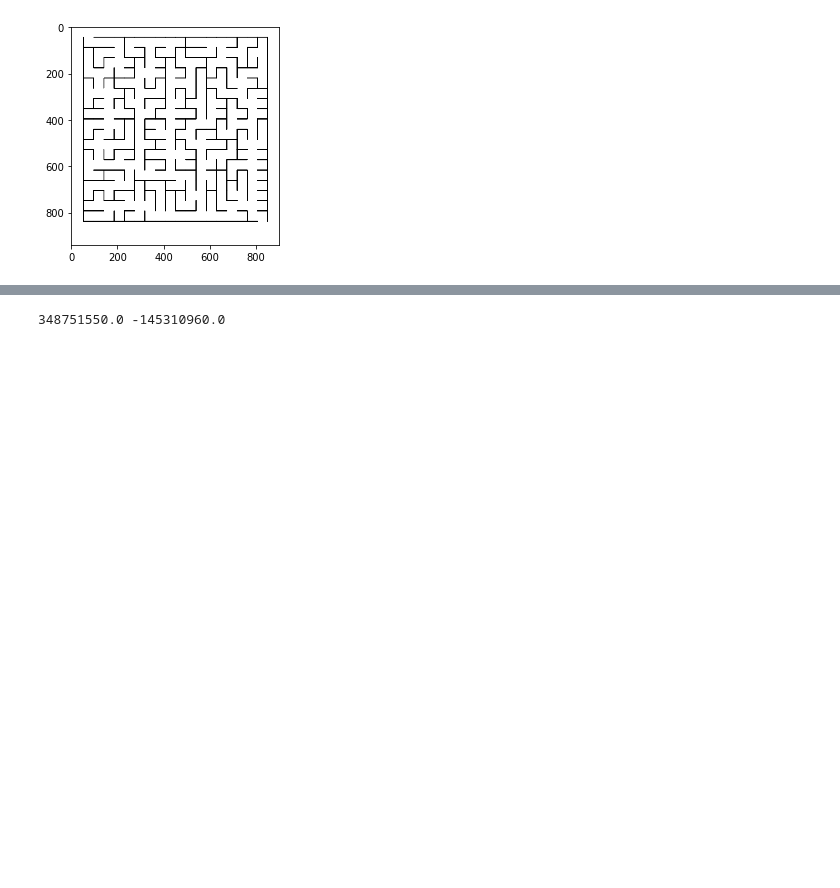
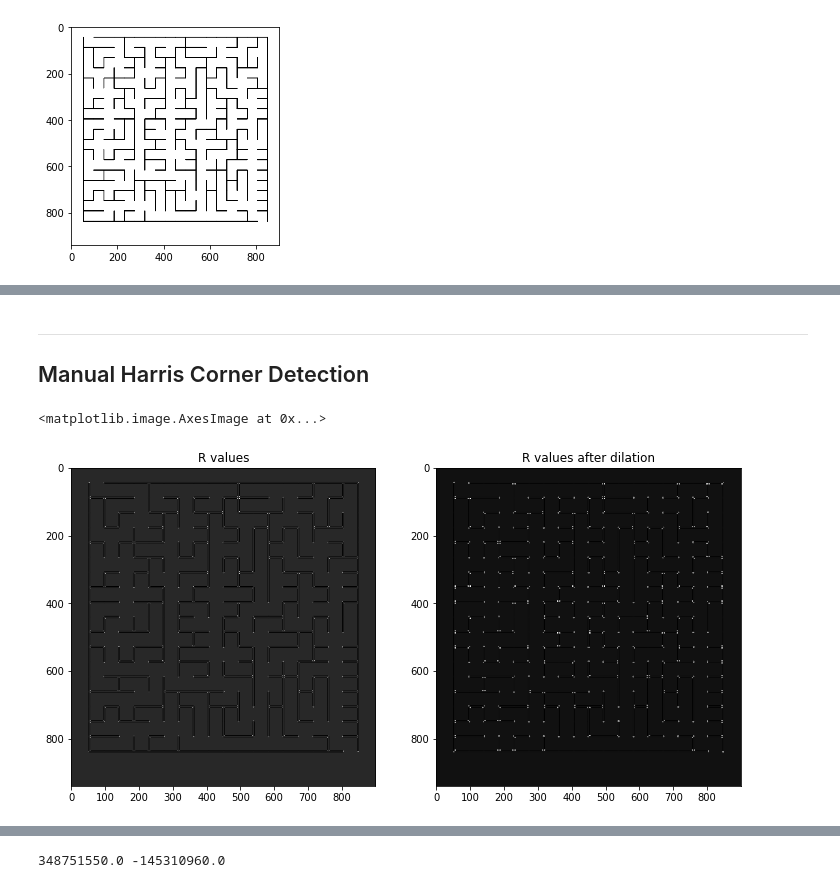
Before and after one commit to EthanWadsworth/TR_CV_Notes, a Jupyter notebook: Object_Detection/Harris_Corner_Detection.ipynb, the cells around one changed output, grey strips where cells are left out. Saved outputs shown, nothing was run; the diff lists cells and outputs as text; code cells hidden in the pictures; blank space fills up the shorter version.

Commit message:
finished manual code

```diff
--- a/Object_Detection/Harris_Corner_Detection.ipynb
+++ b/Object_Detection/Harris_Corner_Detection.ipynb
@@ -9,11 +9,12 @@ import matplotlib.pyplot as plt
 %matplotlib inline
 # %%
 # loading in images
-maze = cv2.imread('../../Image_Data/maze.png')
+maze = cv2.imread('../Image_Data/maze.png')
 maze = cv2.cvtColor(maze, cv2.COLOR_BGR2RGB)
 maze_result = maze.copy()
 maze_result_cv = maze.copy()
 gray_maze = cv2.cvtColor(maze, cv2.COLOR_RGB2GRAY)
+gray_maze = np.float32(gray_maze)
 plt.imshow(gray_maze, cmap='gray')
 # %% [output]
 <matplotlib.image.AxesImage at 0x...>
@@ -87,0 +28,12 @@ print(R.max(), R.min(), rmax)
+# %% [markdown]
+***
+## Manual Harris Corner Detection
+# %%
+# getting derivatives using sobel
+sobelx = cv2.Sobel(gray_maze, ddepth=cv2.CV_32F, dx=1, dy=0, ksize=3)
+sobelx2 = sobelx * sobelx
+
+sobely = cv2.Sobel(gray_maze, ddepth=cv2.CV_32F, dx=0, dy=1, ksize=3)
+sobely2 = sobely * sobely
+
+sobelxy = sobelx * sobely
@@ -87,0 +46,25 @@ print(R.max(), R.min(), rmax)
+# %%
+# computing M matrix using a 3x3 np.ones kernel and storing resulting R values
+# note - corner pixels are ignored because I'm lazy
+# This algorithm is poorly optimized and will take some time to run, sry
+for row in range(1, rows - 1):
+    for col in range(1, cols - 1):
+        M = np.array([[np.sum(sobelx2[row-1:row+2, col-1:col+2]), np.sum(sobelxy[row-1:row+2, col-1:col+2])],
+                     [np.sum(sobelxy[row-1:row+2, col-1:col+2]), np.sum(sobely2[row-1:row+2, col-1:col+2])]],
+                     dtype=np.float32)
+        R[row, col] = np.linalg.det(M) - k * (np.power(np.trace(M), 2))
+        if R[row, col] > rmax:
+            rmax = R[row, col]
+# %%
+# dilating R values to increase brightness and corner thresholds used in the following step
+R_dilated = cv2.dilate(R, None)
+# %%
+# showing results of manual Harris corner detection
+fig, axarr = plt.subplots(1, 2, figsize=(12, 12))
+axarr[0].set_title('R values')
+axarr[0].imshow(R, cmap='gray')
+axarr[1].set_title('R values after dilation')
+axarr[1].imshow(R_dilated, cmap='gray')
+# %% [output]
+<matplotlib.image.AxesImage at 0x...>
+[figure, added]
```
Also changed, not shown: parts of 10 cells of this notebook.
